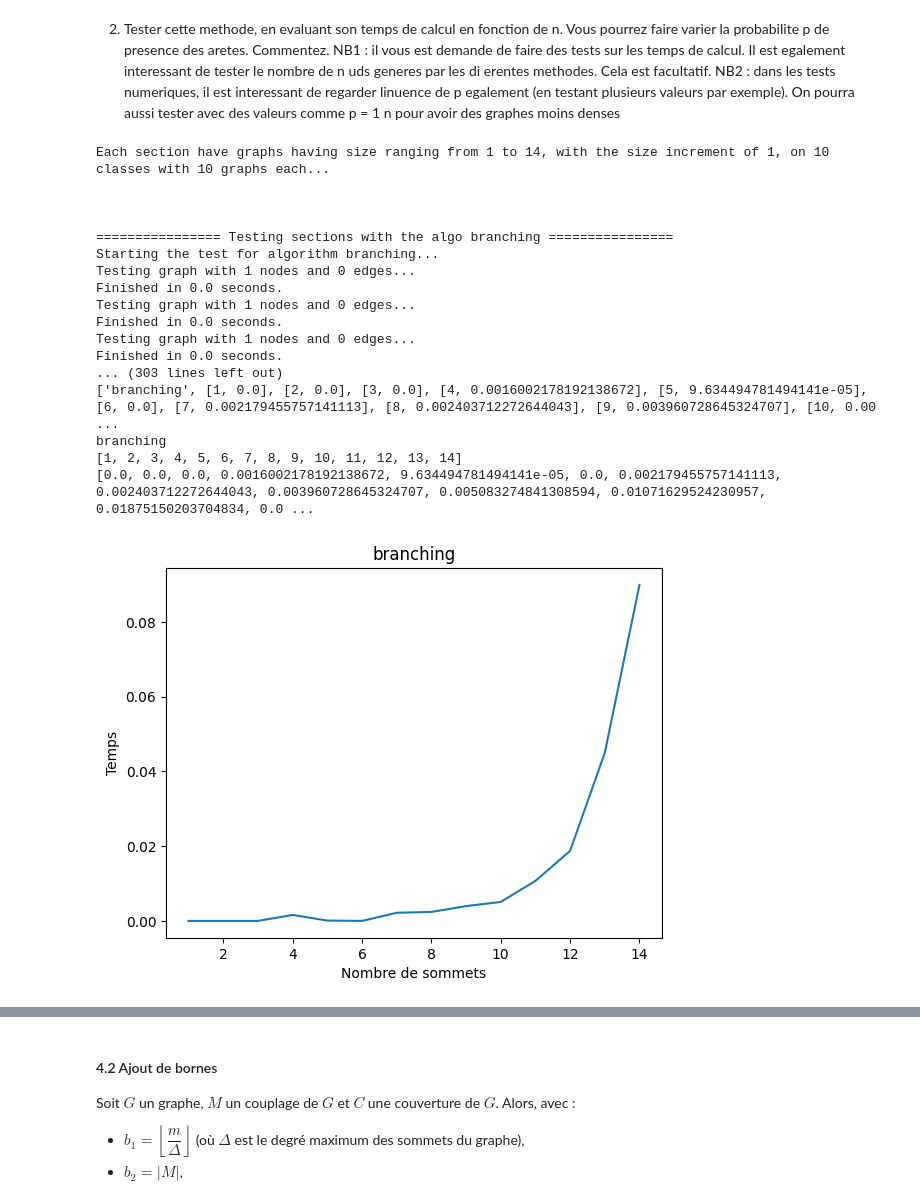
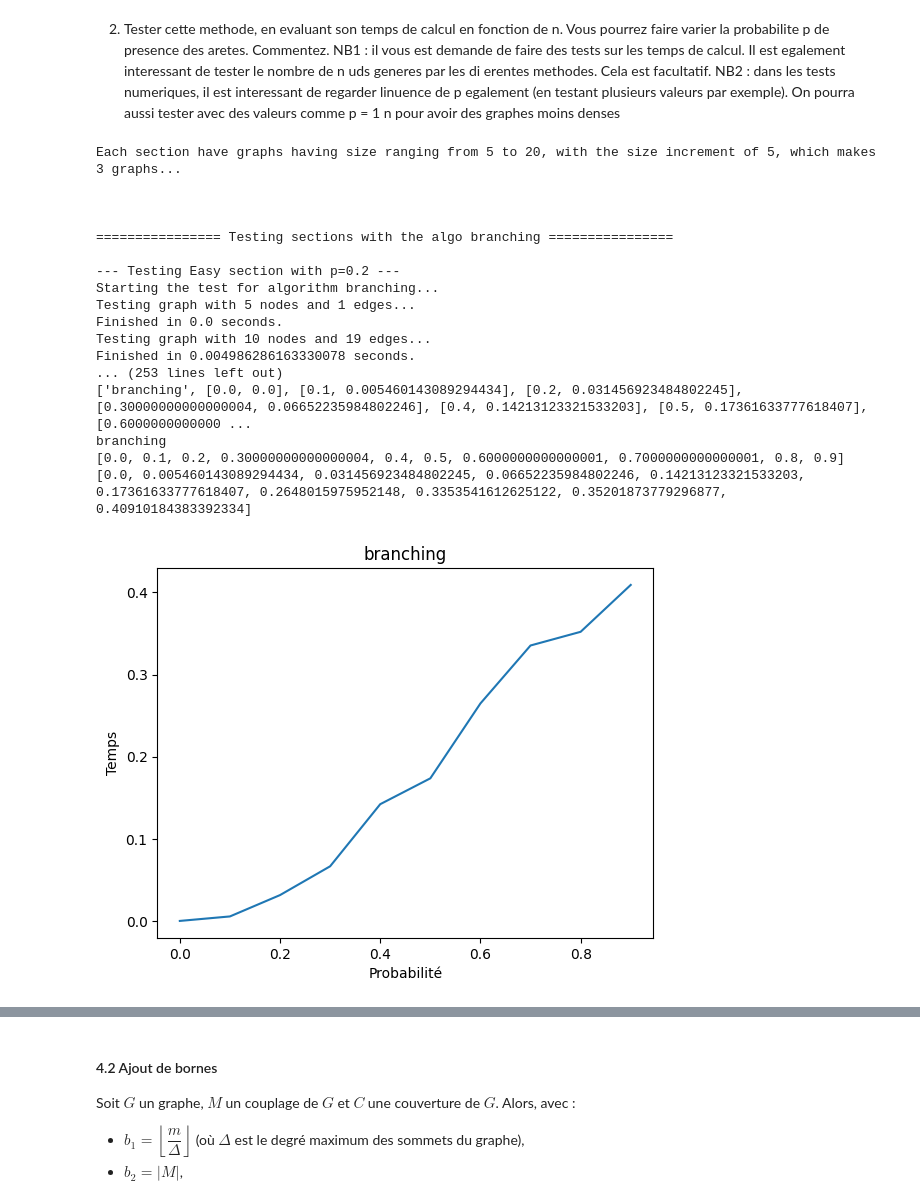
Before and after one commit to EmirhanFaruk/Projet-COMPLEX, a Jupyter notebook: projet.ipynb, the cells around one changed output, grey strips where cells are left out. Cells and saved outputs as stored; diff of their text form; code cells hidden in the pictures.

```diff
--- a/projet.ipynb
+++ b/projet.ipynb
@@ -734,24 +744,24 @@ def branching(G):
 # %%
 algos = [branching]
 #testLevels(algos)
+stressTest(algos)
 testFixedP(algos)
-testFixedN(algos)
 # %% [output]
-Each section have graphs having size ranging from 1 to 14, with the size increment of 1, on 10 classes with 10 graphs each...
+Each section have graphs having size ranging from 5 to 20, with the size increment of 5, which makes 3 graphs...
 
 
 
 ================ Testing sections with the algo branching ================
+
+--- Testing Easy section with p=0.2 ---
 Starting the test for algorithm branching...
-Testing graph with 1 nodes and 0 edges...
+Testing graph with 5 nodes and 1 edges...
 Finished in 0.0 seconds.
-Testing graph with 1 nodes and 0 edges...
-Finished in 0.0 seconds.
-Testing graph with 1 nodes and 0 edges...
-Finished in 0.0 seconds.
-... (303 lines left out)
-['branching', [1, 0.0], [2, 0.0], [3, 0.0], [4, 0.0016002178192138672], [5, 9.634494781494141e-05], [6, 0.0], [7, 0.002179455757141113], [8, 0.002403712272644043], [9, 0.003960728645324707], [10, 0.00 ...
+Testing graph with 10 nodes and 19 edges...
+Finished in 0.004986286163330078 seconds.
+... (253 lines left out)
+['branching', [0.0, 0.0], [0.1, 0.005460143089294434], [0.2, 0.031456923484802245], [0.30000000000000004, 0.06652235984802246], [0.4, 0.14213123321533203], [0.5, 0.17361633777618407], [0.6000000000000 ...
 branching
-[1, 2, 3, 4, 5, 6, 7, 8, 9, 10, 11, 12, 13, 14]
-[0.0, 0.0, 0.0, 0.0016002178192138672, 9.634494781494141e-05, 0.0, 0.002179455757141113, 0.002403712272644043, 0.003960728645324707, 0.005083274841308594, 0.01071629524230957, 0.01875150203704834, 0.0 ...
+[0.0, 0.1, 0.2, 0.30000000000000004, 0.4, 0.5, 0.6000000000000001, 0.7000000000000001, 0.8, 0.9]
+[0.0, 0.005460143089294434, 0.031456923484802245, 0.06652235984802246, 0.14213123321533203, 0.17361633777618407, 0.2648015975952148, 0.3353541612625122, 0.35201873779296877, 0.40910184383392334]
-[figure, old version]
+[figure, new version]
```
Also changed, not shown: parts of 3 cells of this notebook.
